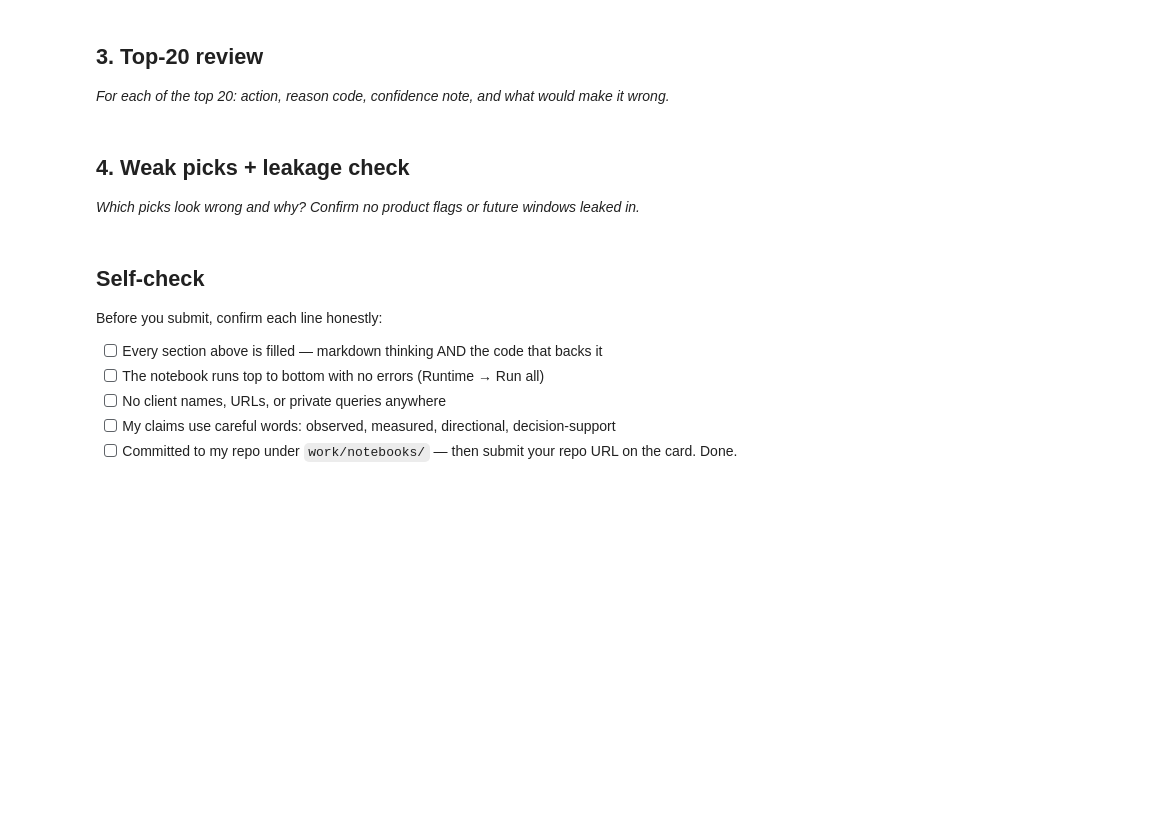
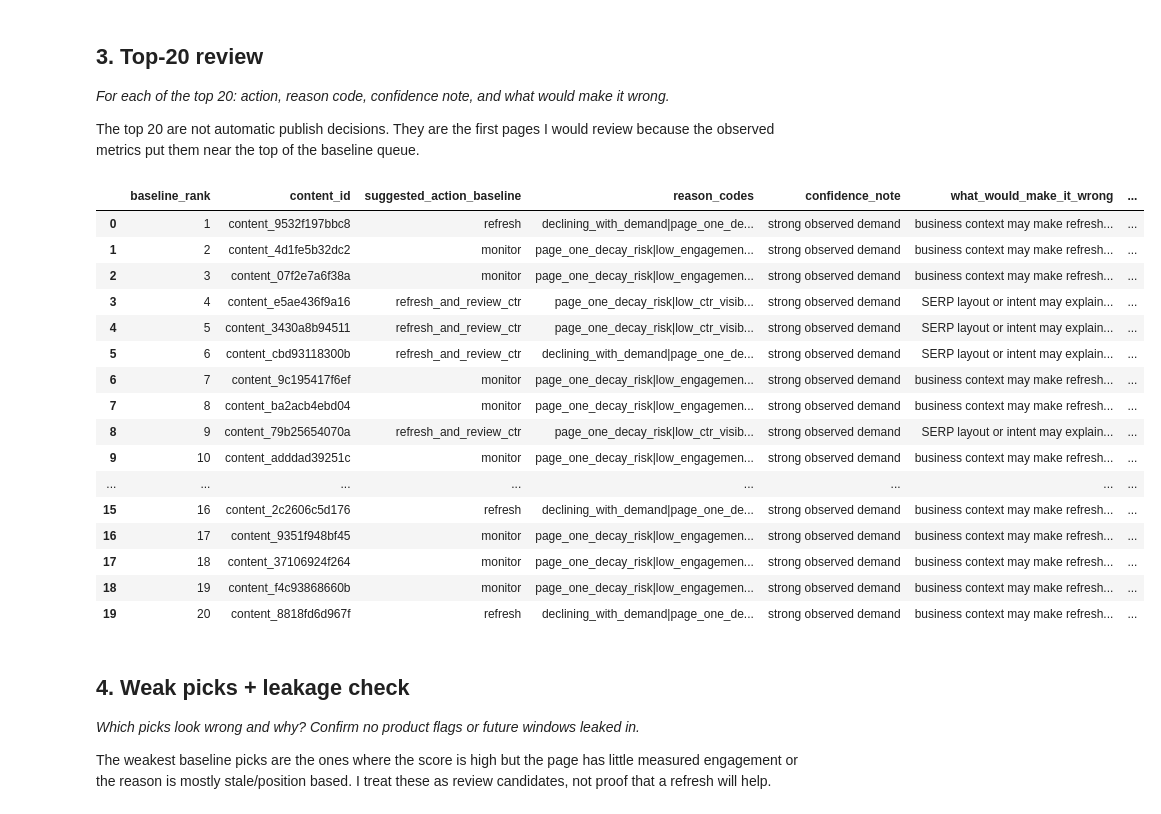
Before and after one commit to SDlel/ml-assignments, a Jupyter notebook: work/notebooks/w04_baseline_score.ipynb, the cells around one changed output. Cells and saved outputs as stored; diff of their text form; code cells hidden in the pictures; blank space fills up the shorter version.

Commit message:
Complete remaining FlyRank ML internship notebooks and capstone

```diff
--- a/work/notebooks/w04_baseline_score.ipynb
+++ b/work/notebooks/w04_baseline_score.ipynb
@@ -24,3 +94,5 @@ This skeleton is yours to fill. Work the sections **in order** — each one has
 ## 3. Top-20 review
 
 *For each of the top 20: action, reason code, confidence note, and what would make it wrong.*
+
+The top 20 are not automatic publish decisions. They are the first pages I would review because the observed metrics put them near the top of the baseline queue.
@@ -30,4 +99,55 @@ This skeleton is yours to fill. Work the sections **in order** — each one has
+# %%
+top20 = baseline_queue.head(20).copy()
+top20["confidence_note"] = np.select(
+    [
+        (top20["impressions_90d"] >= 500) & (top20["sessions_90d"] >= 10),
+        top20["impressions_90d"] >= 250,
+    ],
+    ["strong observed demand", "some observed demand"],
+    default="limited observed demand",
+)
+top20["what_would_make_it_wrong"] = np.select(
+    [
+        top20["reason_codes"].str.contains("low_ctr_visible_page", regex=False),
+        top20["reason_codes"].str.contains("thin_visible_page", regex=False),
+        top20["reason_codes"].str.contains("stale_visible_page", regex=False),
+    ],
+    [
+        "SERP layout or intent may explain the low CTR",
+        "short content may be enough for the query intent",
+        "page may still be accurate after manual review",
+    ],
+    default="business context may make refresh low priority",
+)
+review_cols = [
+    "baseline_rank", "content_id", "suggested_action_baseline", "reason_codes",
+    "confidence_note", "what_would_make_it_wrong", "impressions_90d", "sessions_90d",
+    "trend_direction",
+]
+top20_review = top20[review_cols]
+top20_review.to_csv(WORK_OUTPUTS / "baseline_top20_review.csv", index=False)
+top20_review
+# %% [output]
+|  | baseline_rank | content_id | suggested_action_baseline | reason_codes | confidence_note | what_would_make_it_wrong | ... |
+| 0 | 1 | content_9532f197bbc8 | refresh | declining_with_demand|page_one_de... | strong observed demand | business context may make refresh... | ... |
+| 1 | 2 | content_4d1fe5b32dc2 | monitor | page_one_decay_risk|low_engagemen... | strong observed demand | business context may make refresh... | ... |
+| 2 | 3 | content_07f2e7a6f38a | monitor | page_one_decay_risk|low_engagemen... | strong observed demand | business context may make refresh... | ... |
+| 3 | 4 | content_e5ae436f9a16 | refresh_and_review_ctr | page_one_decay_risk|low_ctr_visib... | strong observed demand | SERP layout or intent may explain... | ... |
+| 4 | 5 | content_3430a8b94511 | refresh_and_review_ctr | page_one_decay_risk|low_ctr_visib... | strong observed demand | SERP layout or intent may explain... | ... |
+| 5 | 6 | content_cbd93118300b | refresh_and_review_ctr | declining_with_demand|page_one_de... | strong observed demand | SERP layout or intent may explain... | ... |
+| 6 | 7 | content_9c195417f6ef | monitor | page_one_decay_risk|low_engagemen... | strong observed demand | business context may make refresh... | ... |
+| 7 | 8 | content_ba2acb4ebd04 | monitor | page_one_decay_risk|low_engagemen... | strong observed demand | business context may make refresh... | ... |
+| 8 | 9 | content_79b25654070a | refresh_and_review_ctr | page_one_decay_risk|low_ctr_visib... | strong observed demand | SERP layout or intent may explain... | ... |
+| 9 | 10 | content_adddad39251c | monitor | page_one_decay_risk|low_engagemen... | strong observed demand | business context may make refresh... | ... |
+| ... | ... | ... | ... | ... | ... | ... | ... |
+| 15 | 16 | content_2c2606c5d176 | refresh | declining_with_demand|page_one_de... | strong observed demand | business context may make refresh... | ... |
+| 16 | 17 | content_9351f948bf45 | monitor | page_one_decay_risk|low_engagemen... | strong observed demand | business context may make refresh... | ... |
+| 17 | 18 | content_37106924f264 | monitor | page_one_decay_risk|low_engagemen... | strong observed demand | business context may make refresh... | ... |
+| 18 | 19 | content_f4c93868660b | monitor | page_one_decay_risk|low_engagemen... | strong observed demand | business context may make refresh... | ... |
+| 19 | 20 | content_8818fd6d967f | refresh | declining_with_demand|page_one_de... | strong observed demand | business context may make refresh... | ... |
 # %% [markdown]
 ## 4. Weak picks + leakage check
 
 *Which picks look wrong and why? Confirm no product flags or future windows leaked in.*
+
+The weakest baseline picks are the ones where the score is high but the page has little measured engagement or the reason is mostly stale/position based. I treat these as review candidates, not proof that a refresh will help.
@@ -37,10 +153,0 @@ This skeleton is yours to fill. Work the sections **in order** — each one has
-# %% [markdown]
-## Self-check
-
-Before you submit, confirm each line honestly:
-
-- [ ] Every section above is filled — markdown thinking AND the code that backs it
-- [ ] The notebook runs top to bottom with no errors (Runtime → Run all)
-- [ ] No client names, URLs, or private queries anywhere
-- [ ] My claims use careful words: observed, measured, directional, decision-support
-- [ ] Committed to my repo under `work/notebooks/` — then submit your repo URL on the card. Done.
```
Also changed, not shown: parts of 11 cells of this notebook, 12 other files.
